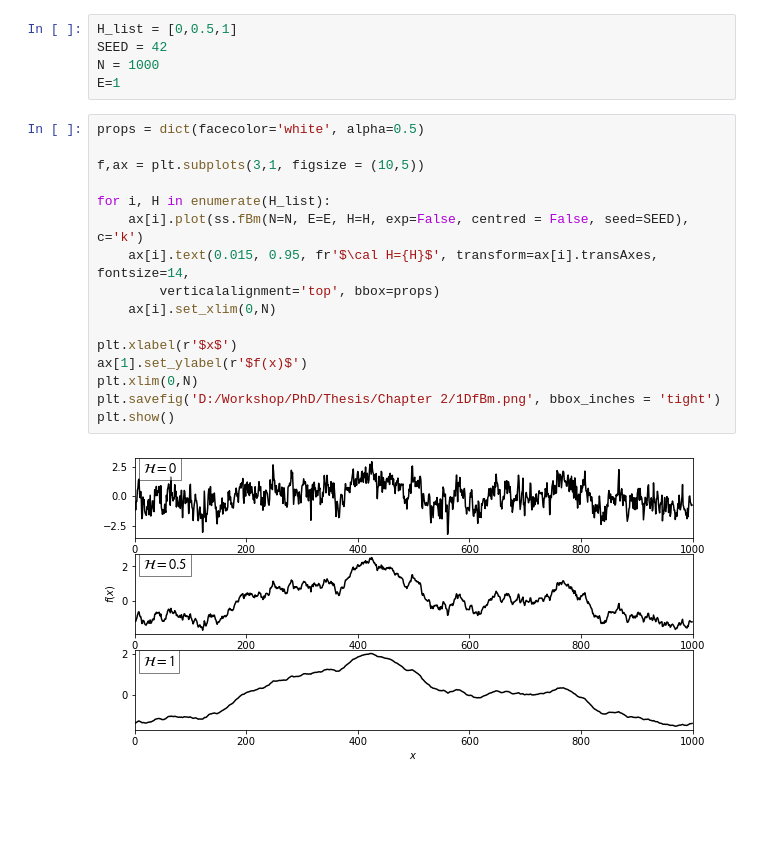
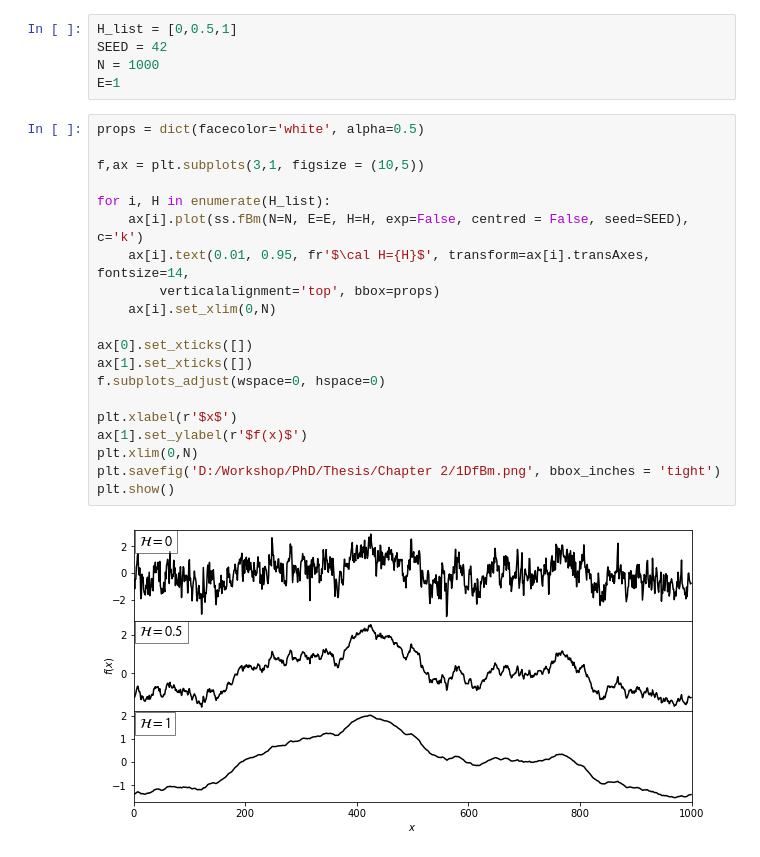
Before and after one commit to MBates92/thesis-images, a Jupyter notebook: 1D-fBm.ipynb, the cells around one changed output. Saved outputs shown, nothing was run; the diff lists cells and outputs as text; blank space fills up the shorter version.

Commit message:
Better plot

```diff
--- a/1D-fBm.ipynb
+++ b/1D-fBm.ipynb
@@ -9,18 +9,22 @@ E=1
 # %%
 props = dict(facecolor='white', alpha=0.5)
 
 f,ax = plt.subplots(3,1, figsize = (10,5))
 
 for i, H in enumerate(H_list):
     ax[i].plot(ss.fBm(N=N, E=E, H=H, exp=False, centred = False, seed=SEED), c='k')
-    ax[i].text(0.015, 0.95, fr'$\cal H={H}$', transform=ax[i].transAxes, fontsize=14,
+    ax[i].text(0.01, 0.95, fr'$\cal H={H}$', transform=ax[i].transAxes, fontsize=14,
         verticalalignment='top', bbox=props)
     ax[i].set_xlim(0,N)
+
+ax[0].set_xticks([])
+ax[1].set_xticks([])
+f.subplots_adjust(wspace=0, hspace=0)
 
 plt.xlabel(r'$x$')
 ax[1].set_ylabel(r'$f(x)$')
 plt.xlim(0,N)
 plt.savefig('D:/Workshop/PhD/Thesis/Chapter 2/1DfBm.png', bbox_inches = 'tight')
 plt.show()
 # %% [output]
-[figure, old version]
+[figure, new version]
```
